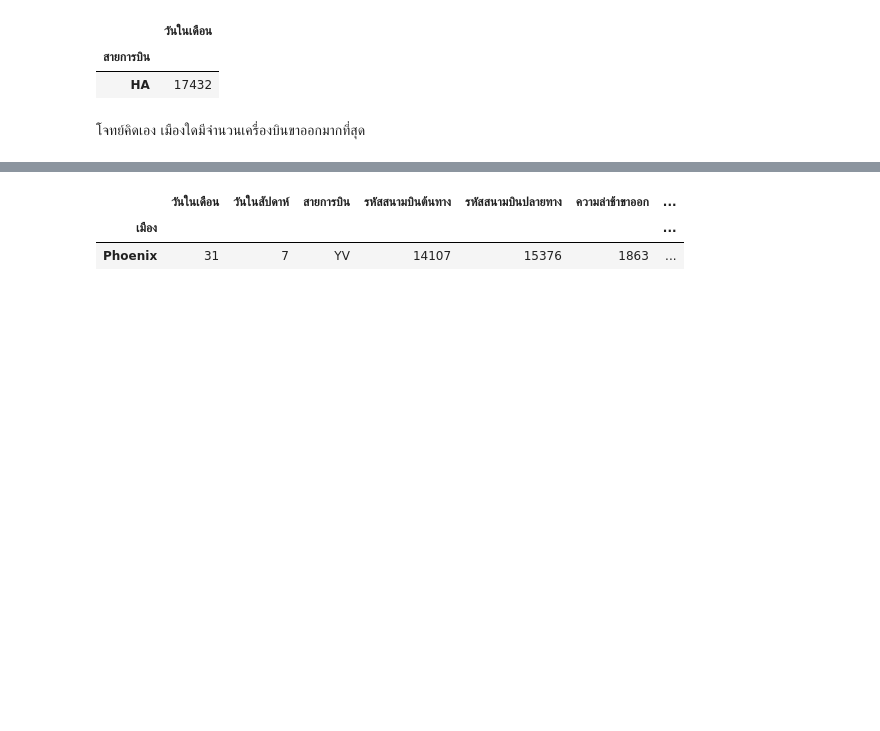
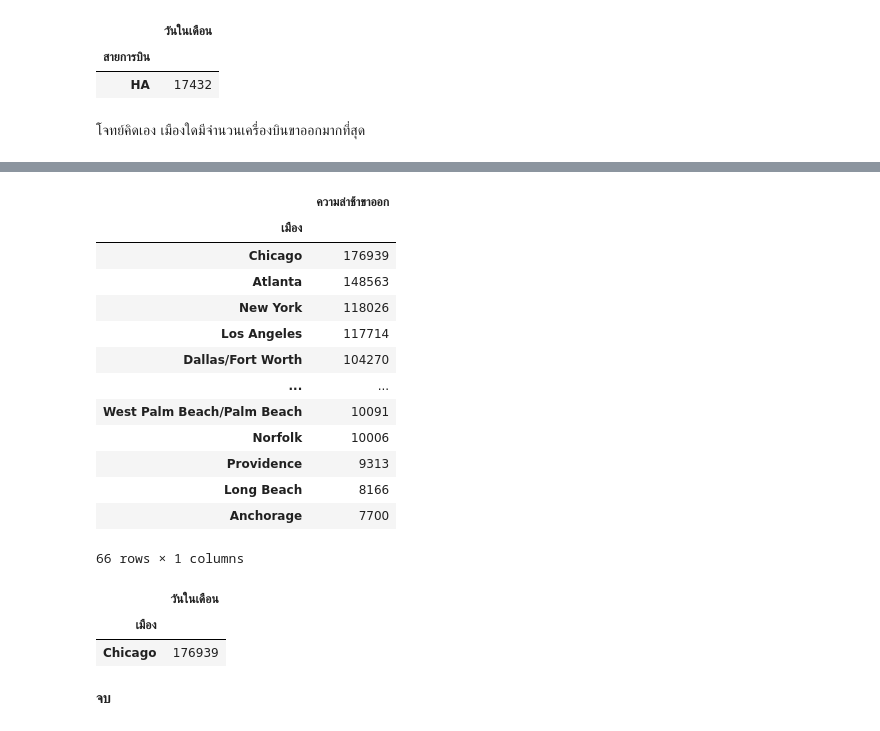
Before and after one commit to PhinyadaPhen/DWDM21, a Jupyter notebook: MiniExam.ipynb, the cells around one changed output, grey strips where cells are left out. Drawn from its saved outputs; the diff is of its cells as text; code cells hidden in the pictures; blank space fills up the shorter version.

```diff
--- a/MiniExam.ipynb
+++ b/MiniExam.ipynb
@@ -179,7 +192,27 @@ Merge_flights_airports['ความล่าช้าขาออก'].max()
 # %%
-FlightsMax = Merge_flights_airports.groupby('เมือง').max().sort_values(by=['ความล่าช้าขาออก'],ascending=False)
-FlightsMax.iloc[:1,:]
+City = Merge_flights_airports.groupby('เมือง').count().sort_values(by=['ความล่าช้าขาออก'],ascending=False)
+City.iloc[:,5:6] # ตัดตารางที่ไม่ใช้ออก เพื่อให้ดูง่าย
 # %% [output]
-|  | วันในเดือน | วันในสัปดาห์ | สายการบิน | รหัสสนามบินต้นทาง | รหัสสนามบินปลายทาง | ความล่าช้าขาออก | ... |
-| เมือง |  |  |  |  |  |  | ... |
-| Phoenix | 31 | 7 | YV | 14107 | 15376 | 1863 | ... |
+|  | ความล่าช้าขาออก |
+| เมือง |  |
+| Chicago | 176939 |
+| Atlanta | 148563 |
+| New York | 118026 |
+| Los Angeles | 117714 |
+| Dallas/Fort Worth | 104270 |
+| ... | ... |
+| West Palm Beach/Palm Beach | 10091 |
+| Norfolk | 10006 |
+| Providence | 9313 |
+| Long Beach | 8166 |
+| Anchorage | 7700 |
+66 rows × 1 columns
+# %%
+MaxCity = City.iloc[:1,:1] # สายการบินที่มีเที่ยวบินมากที่สุด
+MaxCity
+# %% [output]
+|  | วันในเดือน |
+| เมือง |  |
+| Chicago | 176939 |
+# %% [markdown]
+**จบ**
```
Also changed, not shown: parts of 4 cells of this notebook.
